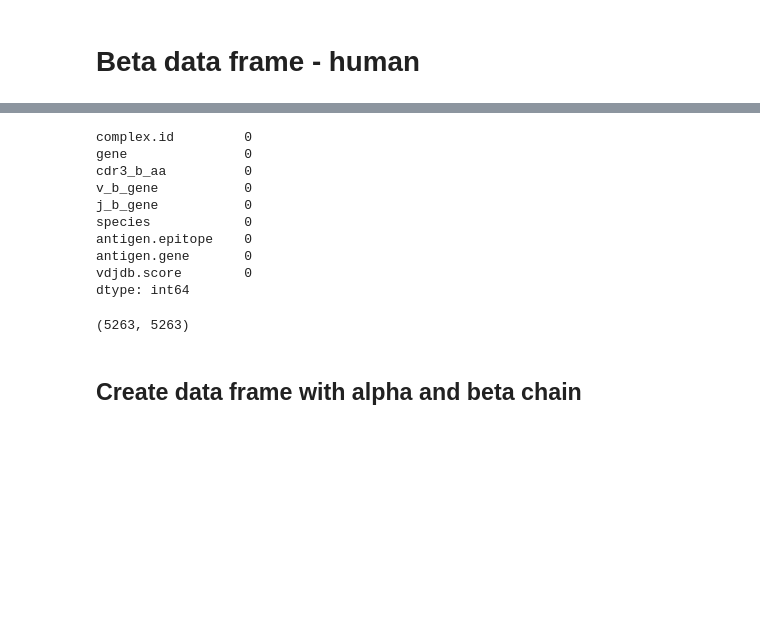
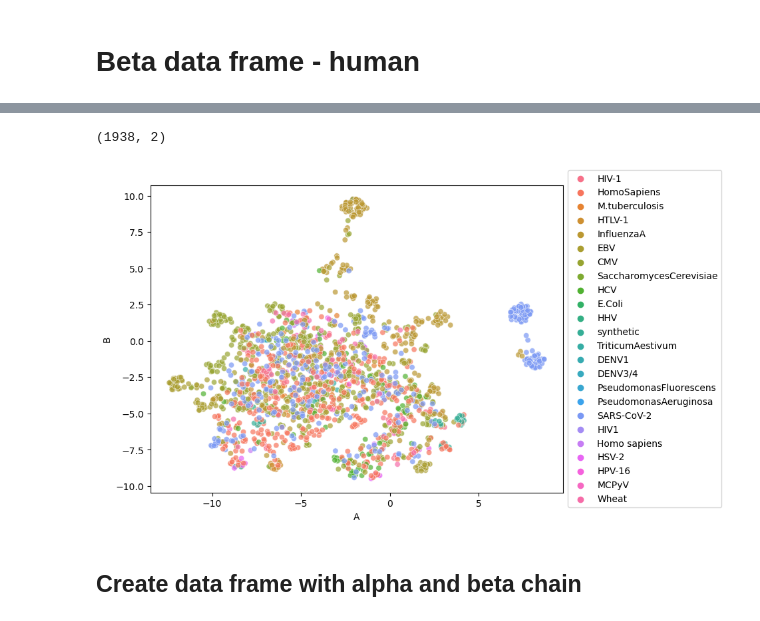
Before and after one commit to UoB-DSMP-2023-24/dsmp-2024-group-7, a Jupyter notebook: Bach's Part/Mini Project-Bach.ipynb, the cells around one changed output, grey strips where cells are left out. Cells and saved outputs as stored; diff of their text form; code cells hidden in the pictures; blank space fills up the shorter version.

```diff
--- a/Bach's Part/Mini Project-Bach.ipynb
+++ b/Bach's Part/Mini Project-Bach.ipynb
@@ -521,14 +435,0 @@ memory usage: 513.1+ KB
-# %%
-df_beta=df_beta.dropna()
-print(df_beta.isnull().sum())
-# %% [output]
-complex.id         0
-gene               0
-cdr3_b_aa          0
-v_b_gene           0
-j_b_gene           0
-species            0
-antigen.epitope    0
-antigen.gene       0
-vdjdb.score        0
-dtype: int64
@@ -541,7 +439,13 @@ tr = TCRrep(cell_df = df_beta,
             organism = 'human',
             chains = ['beta'],
             db_file = 'alphabeta_gammadelta_db.tsv')
+
+tr.clone_df.shape
+tr.clone_df.head(5)
+clone_df_b =tr.clone_df
 # %%
-print(tr.pw_beta.shape)
+beta_chain_human = tr.pw_beta
-# %% [output]
-(5263, 5263)
+# %%
+X_tsne.shape
+# %% [output]
+(1938, 2)
@@ -548,3 +479,25 @@ print(tr.pw_beta.shape)
+# %%
+umap_2d = UMAP(n_neighbors = 150, n_components=2, random_state=0, metric='euclidean', min_dist=0.9)
+proj_2d = umap_2d.fit_transform(pca_beta_homo)
+
+beta_dist_df = pd.DataFrame(proj_2d, columns =['A', 'B'])
+
+df_concat_b = pd.concat([beta_dist_df.reset_index(drop=True),clone_df_b.reset_index(drop=True)], axis=1)
+
+plot_b_df_umap = df_concat_a[['antigen.species', 'A', 'B']]
+
+
+
+# Plotting using seaborn
+import matplotlib.pyplot as plt
+import seaborn as sns
+plt.figure(figsize=(8, 6))
+sns.scatterplot(data=plot_a_df_umap, x='A', y='B', hue='antigen.species', alpha=0.7)
+plt.legend(loc='center left', bbox_to_anchor=(1, 0.5))
+
+plt.show()
+# %% [output]
+[figure, added]
 # %% [markdown]
 ## Create data frame with alpha and beta chain
 # %%
```
Also changed, not shown: parts of 103 cells of this notebook, 2 other files.
